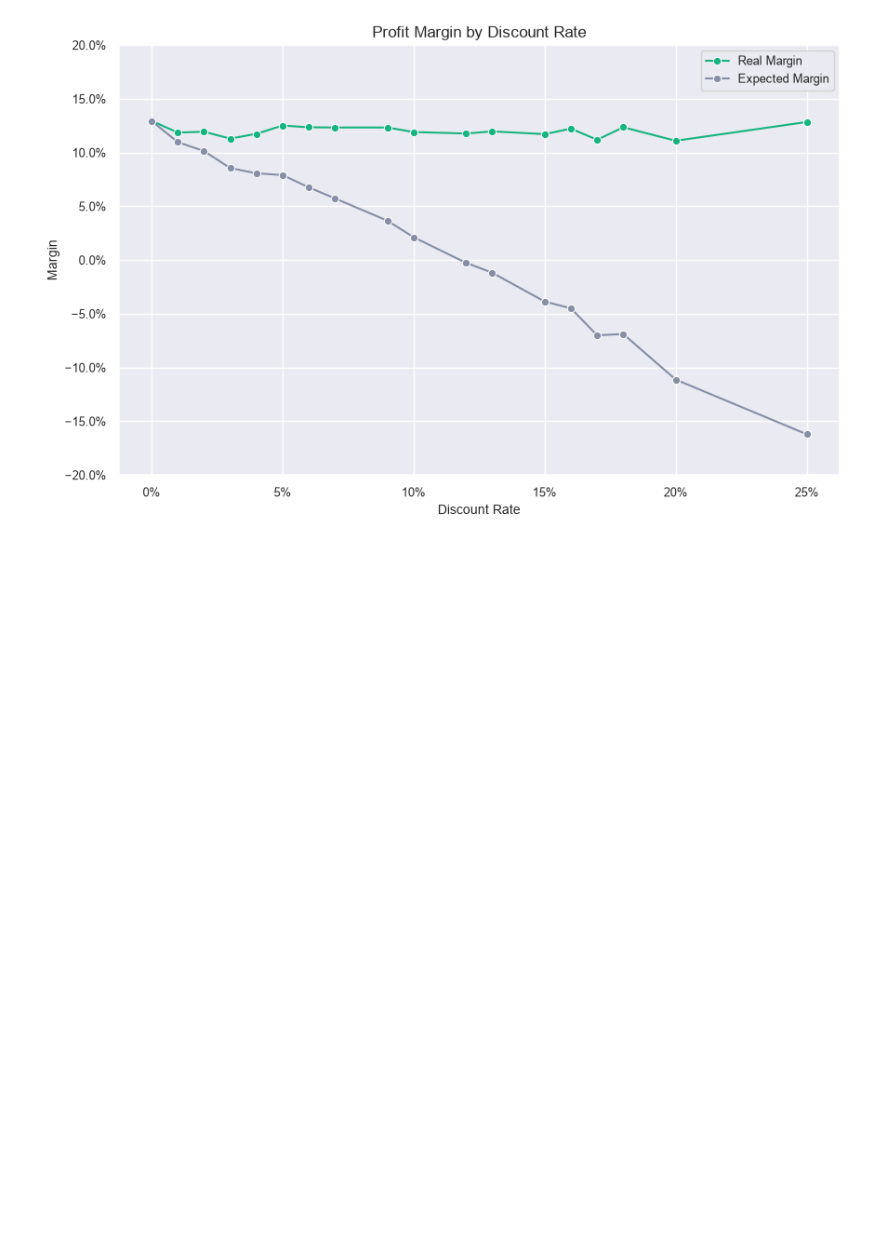
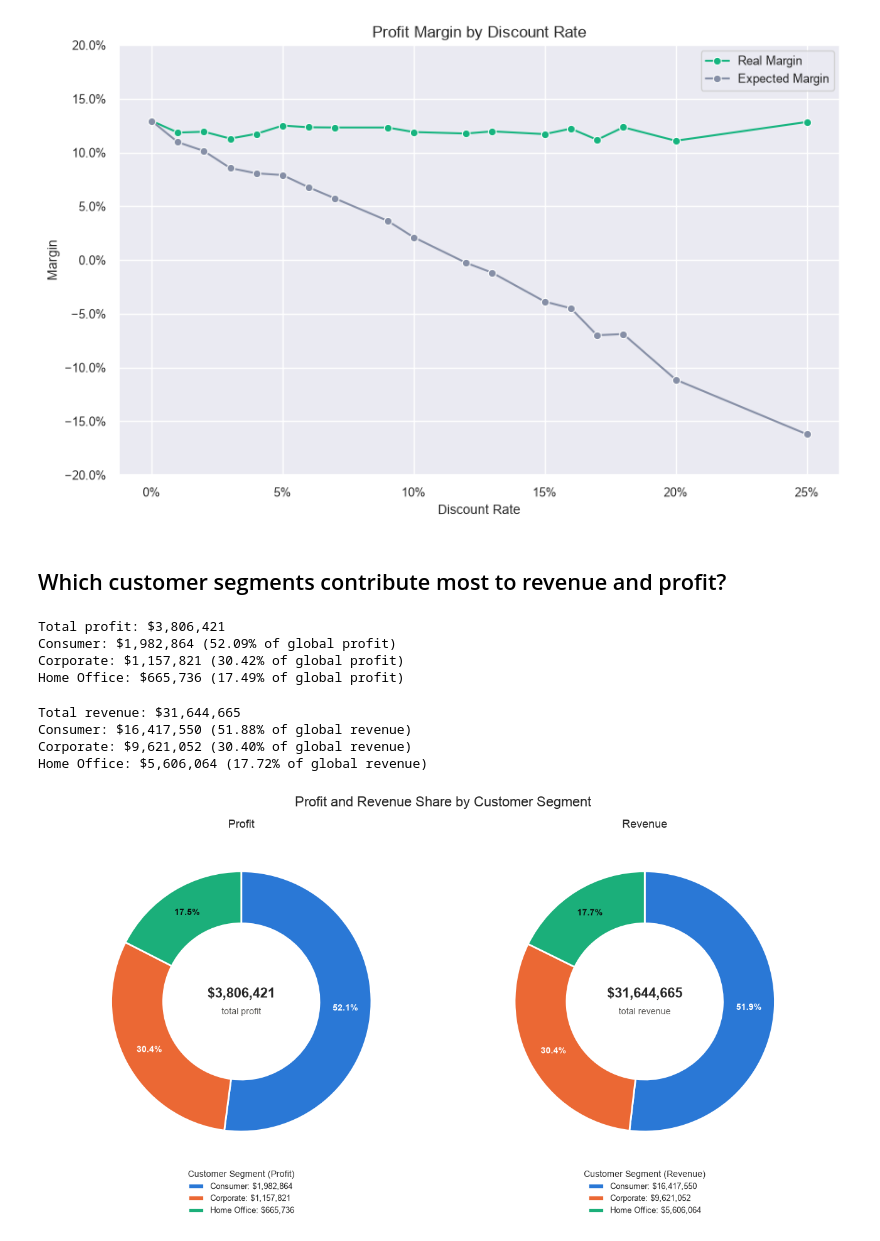
Before and after one commit to DimitarK13/smart-supply-chain, a Jupyter notebook: notebooks/07-financial-performance-analysis.ipynb, the cells around one changed output. Cells and saved outputs as stored; diff of their text form; code cells hidden in the pictures; blank space fills up the shorter version.

Commit message:
investigate customer segments with highest profit and revenue

```diff
--- a/notebooks/07-financial-performance-analysis.ipynb
+++ b/notebooks/07-financial-performance-analysis.ipynb
@@ -187,3 +187,83 @@ plt.savefig('../visualizations/profit-margin-by-discount-rate.png', bbox_inches=
 plt.show()
 # %% [output]
 [figure]
+# %% [markdown]
+## Which customer segments contribute most to revenue and profit?
+# %%
+profit_per_customer_segment = df.groupby('customer_segment')['order_item_profit'].sum()
+
+print(f'Total profit: ${total_profit:,.0f}')
+
+for segment, profit in profit_per_customer_segment.items():
+    print(f'{segment}: ${profit:,.0f} ({(profit / total_profit):,.2%} of global profit)')
+# %% [output]
+Total profit: $3,806,421
+Consumer: $1,982,864 (52.09% of global profit)
+Corporate: $1,157,821 (30.42% of global profit)
+Home Office: $665,736 (17.49% of global profit)
+# %%
+revenue_per_customer_segment = df.groupby('customer_segment')['order_item_total'].sum()
+total_revenue = df['order_item_total'].sum()
+
+print(f'Total revenue: ${total_revenue:,.0f}')
+
+for segment, revenue in revenue_per_customer_segment.items():
+    print(f'{segment}: ${revenue:,.0f} ({(revenue / total_revenue):,.2%} of global revenue)')
+# %% [output]
+Total revenue: $31,644,665
+Consumer: $16,417,550 (51.88% of global revenue)
+Corporate: $9,621,052 (30.40% of global revenue)
+Home Office: $5,606,064 (17.72% of global revenue)
+# %%
+segment_order = profit_per_customer_segment.sort_values(ascending=False).index
+segment_colors = {'Consumer': '#2a78d6', 'Corporate': '#eb6834', 'Home Office': '#1baf7a'}
+light_colors = {'#1baf7a'}
+
+charts = [
+    ('Profit', profit_per_customer_segment.reindex(segment_order), total_profit),
+    ('Revenue', revenue_per_customer_segment.reindex(segment_order), total_revenue),
+]
+
+fig, axes = plt.subplots(1, 2, figsize=(13, 7))
+
+for ax, (metric, values, total) in zip(axes, charts):
+    colors = [segment_colors[segment] for segment in values.index]
+
+    wedges, _, pct_labels = ax.pie(
+        values,
+        startangle=90,
+        counterclock=False,
+        colors=colors,
+        autopct='%1.1f%%',
+        pctdistance=0.8,
+        wedgeprops={'edgecolor': 'white', 'linewidth': 2, 'width': 0.4}
+    )
+
+    for label, color in zip(pct_labels, colors):
+        label.set_fontsize(10)
+        label.set_fontweight('bold')
+        label.set_color('#0b0b0b' if color in light_colors else 'white')
+
+    ax.text(0, 0.06, f'${total:,.0f}', ha='center', va='center', fontsize=16, fontweight='bold')
+    ax.text(0, -0.08, f'total {metric.lower()}', ha='center', va='center', fontsize=10, color='#52514e')
+
+    ax.legend(
+        wedges,
+        [f'{segment}: ${value:,.0f}' for segment, value in values.items()],
+        title=f'Customer Segment ({metric})',
+        loc='upper center',
+        bbox_to_anchor=(0.5, 0.02),
+        frameon=False
+    )
+
+    ax.set_title(metric, fontsize=13)
+    ax.axis('equal')
+
+fig.suptitle('Profit and Revenue Share by Customer Segment', fontsize=16)
+
+plt.tight_layout()
+
+plt.savefig('../visualizations/profit-and-revenue-share-by-customer-segment.png', bbox_inches='tight')
+plt.show()
+# %% [output]
+[figure, added]
```
Also changed, not shown: 1 other file.
